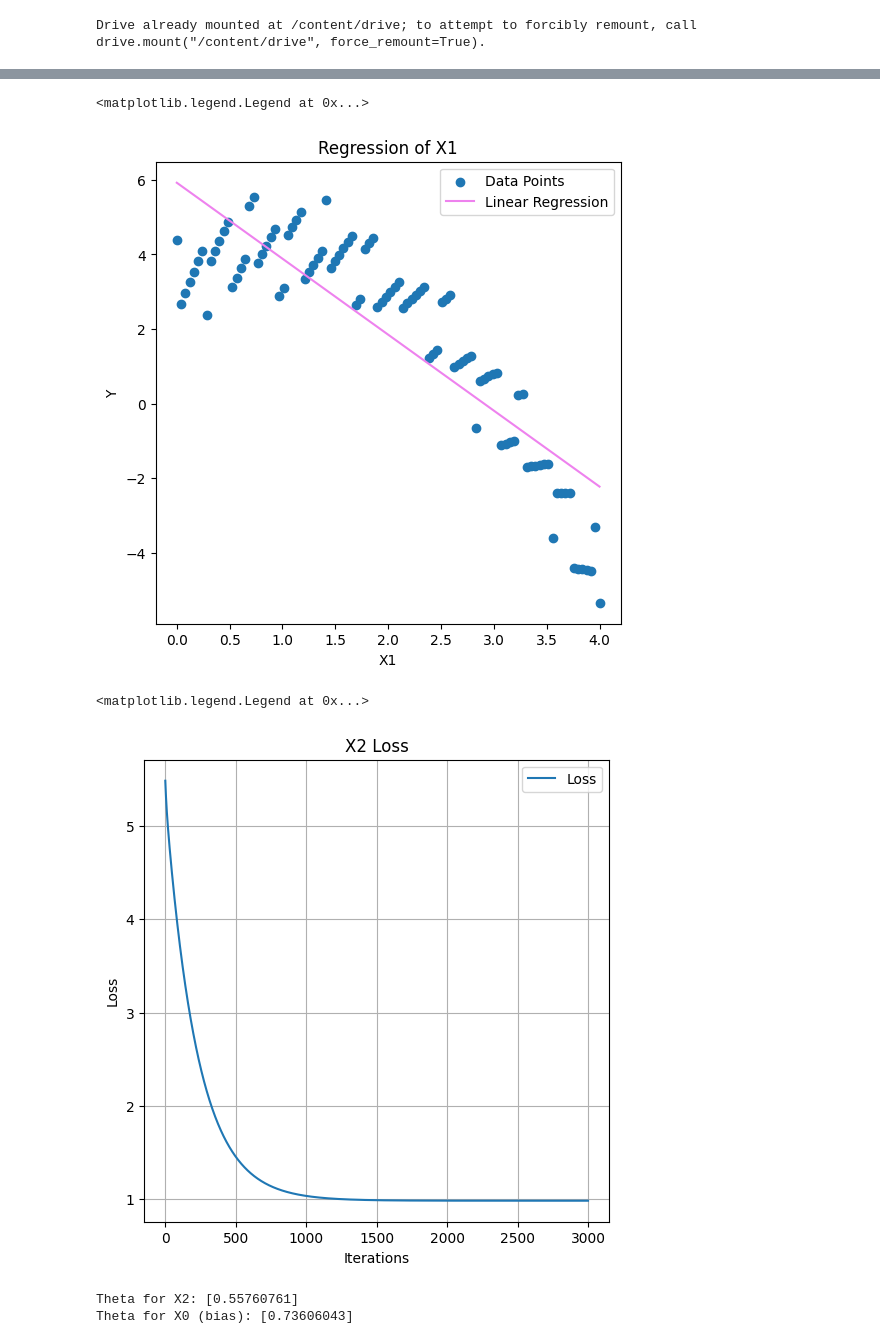
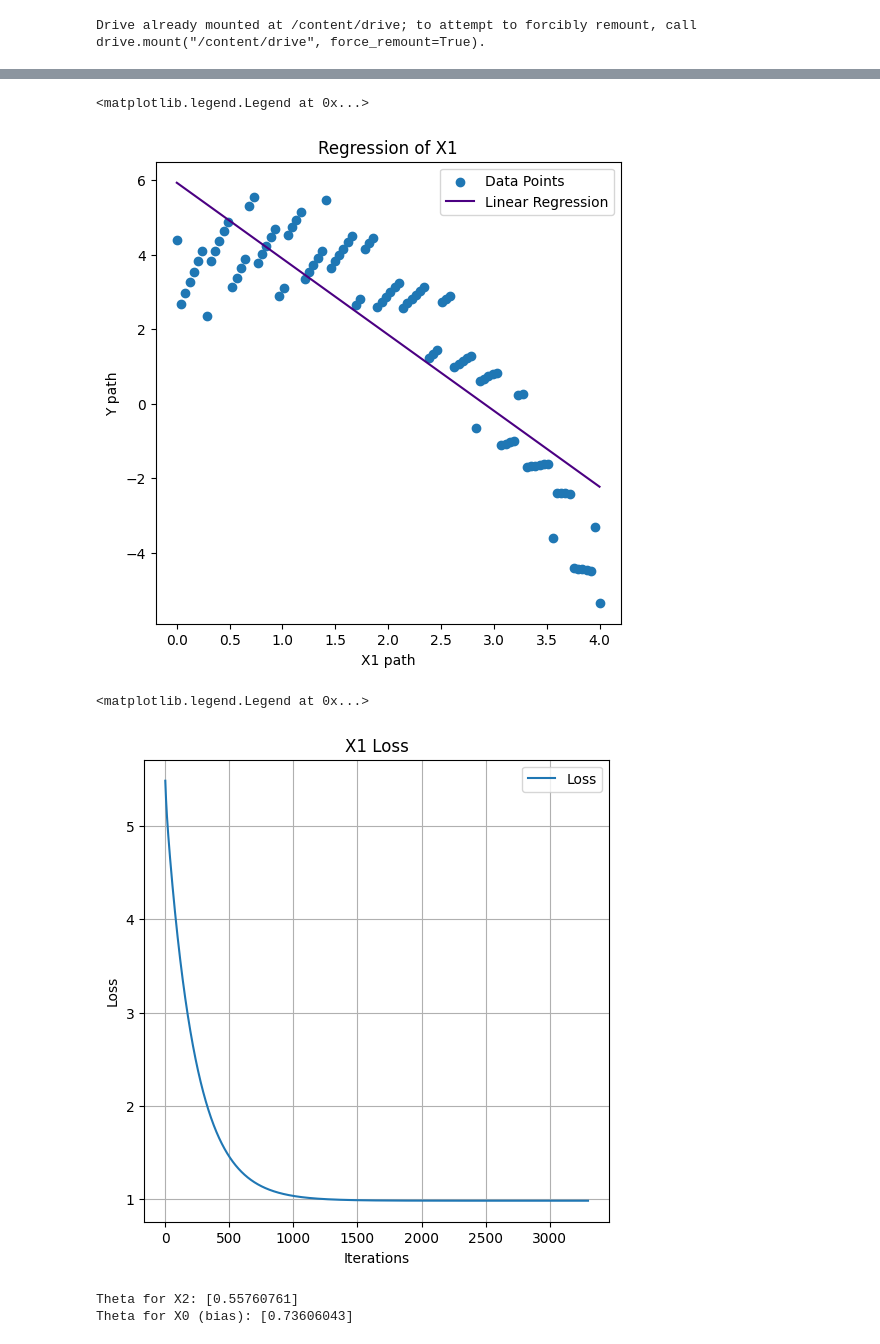
Before and after one commit to sirlapat/ML_Assignment1, a Jupyter notebook: ML1.ipynb, the cells around one changed output, grey strips where cells are left out. Drawn from its saved outputs; the diff is of its cells as text; code cells hidden in the pictures.

```diff
--- a/ML1.ipynb
+++ b/ML1.ipynb
@@ -78,7 +78,7 @@ def gradient_descent(X, y, theta, alpha, iterations):
     return theta, cost_history
 # %%
 
-iterations = 3000
+iterations = 3300
 alpha = 0.01
 X = np.column_stack((X0, X1))
 theta = np.zeros((2, 1))
@@ -91,21 +91,21 @@ Theta for X0 (bias): [5.92043383]
 # %%
 plt.scatter(X1, Y, label='Data Points')
-plt.plot(X1, X @ theta, color='violet', label='Linear Regression')
-plt.xlabel('X1')
-plt.ylabel('Y')
+plt.plot(X1, X @ theta, color='indigo', label='Linear Regression')
+plt.xlabel('X1 path')
+plt.ylabel('Y path')
 plt.title('Regression of X1')
 plt.legend()
 # %% [output]
 <matplotlib.legend.Legend at 0x...>
-[figure, old version]
+[figure, new version]
 # %%
 plt.plot(range(iterations), loss_history, label='Loss')
 plt.grid()
 plt.xlabel('Iterations')
 plt.ylabel('Loss')
-plt.title('X2 Loss')
+plt.title('X1 Loss')
 plt.legend()
 # %% [output]
 <matplotlib.legend.Legend at 0x...>
-[figure, old version]
+[figure, new version]
 # %%
```
Also changed, not shown: parts of 14 cells of this notebook.
